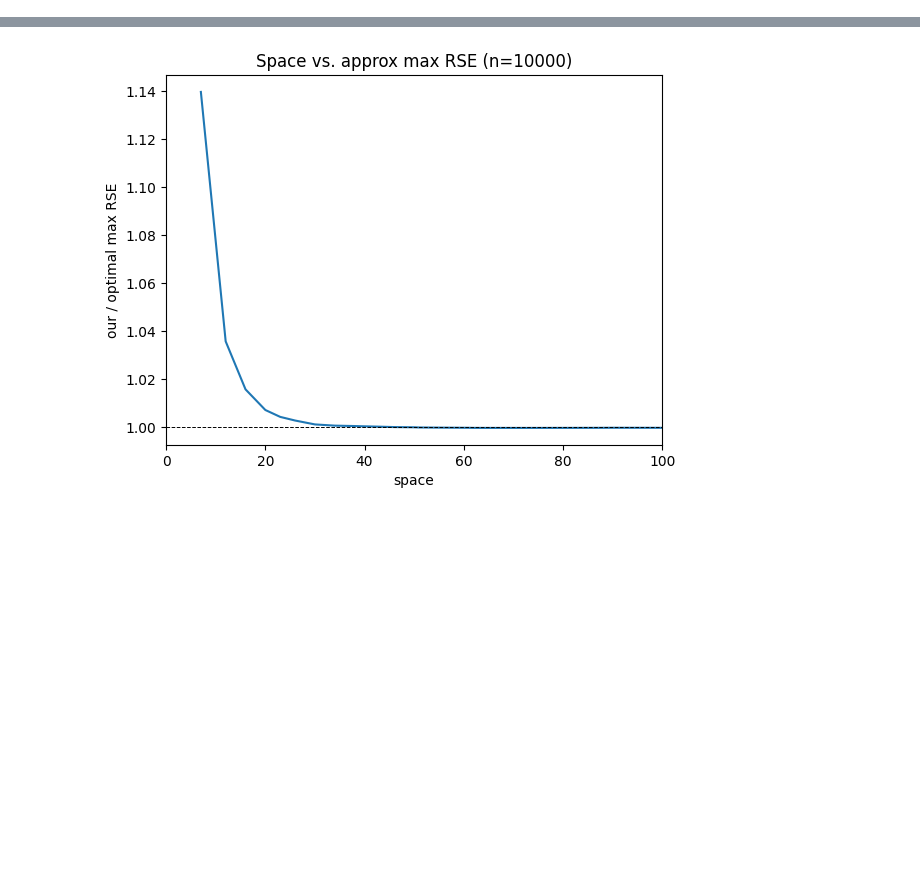
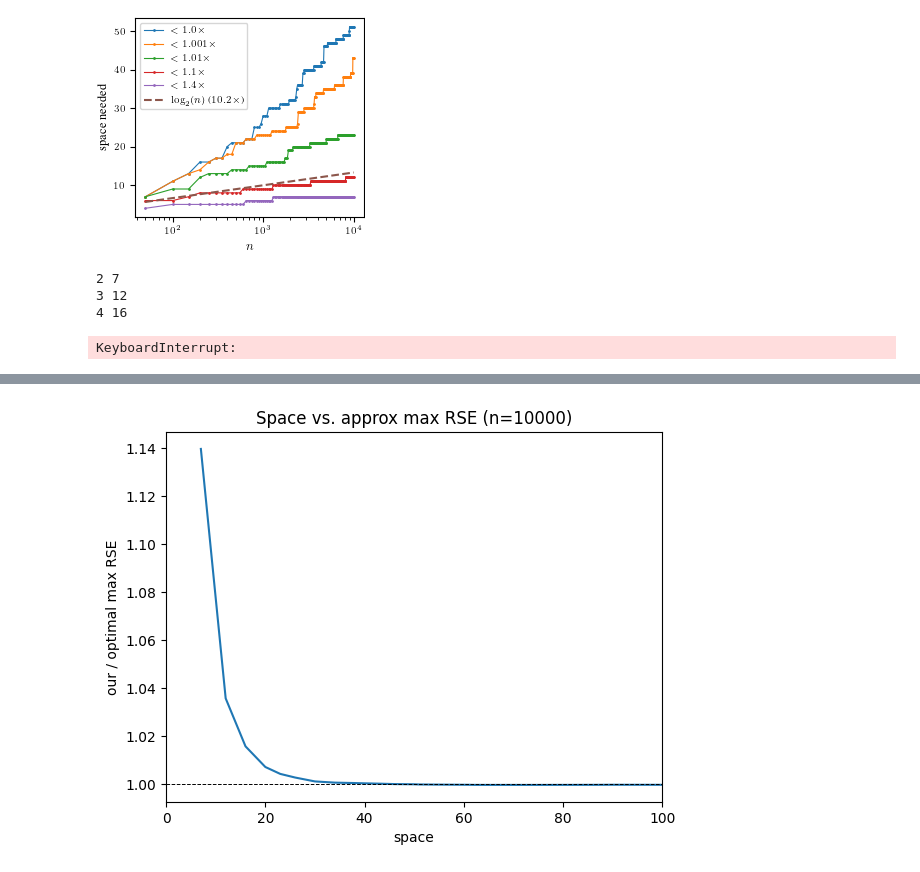
Before and after one commit to jodander/streaming-via-binning, a Jupyter notebook: performance.ipynb, the cells around one changed output, grey strips where cells are left out. Saved outputs shown, nothing was run; the diff lists cells and outputs as text; code cells hidden in the pictures; blank space fills up the shorter version.

```diff
--- a/performance.ipynb
+++ b/performance.ipynb
@@ -7,0 +95,45 @@ import efficient_bennett as eb
+# %%
+factors_to_plot = [1.0, 1.001, 1.01, 1.1, 1.4]
+plt.figure(figsize=(FIGSIZE[0] / 2, FIGSIZE[1]/1.4))
+# plt.title(f"Space needed for ${factor_off}$-approximation of MSE")
+for factor_off in df.columns:
+    plt.plot(df.index, df[factor_off], label=f'$<{factor_off}\\times$', ls='-', marker='.', ms=2, lw=0.8)
+plt.plot(df.index, np.log2(df.index), label='$\\log_2(n)$ ($10.2\\times$)', ls='--')
+plt.xlabel('$n$')
+plt.ylabel('space needed')
+plt.legend()
+plt.xscale('log')
+# plt.yscale('log')
+plt.savefig('plots/mse_n_vs_space_needed_for_approx_logscale_2x.pdf')
+plt.show()
+# %% [output]
+[figure, added]
+# %%
+N = 10000
+space_vec = []
+approx_vec = []
+
+ws = np.arange(2, 100, 1)
+df = pd.DataFrame(index=ws, columns=['space', 'approx'])
+
+# MSE approximation
+B = eb.bennett_matrix(N)
+baseline_mse = eb.get_mse(B, B)
+
+for w in ws:
+
+    c = 1 - 1 / w
+    L, R, space = eb.approx_bennett_mm(N, c=c, w=w, perform_extra_checks=True)
+    our_mse = eb.get_mse(L, R)
+
+    df.at[w, 'approx'] = our_mse / baseline_mse
+    df.at[w, 'space'] = space
+
+    print(w, space)
+
+df.to_csv(f'data/mse_space_vs_approx_n{N}.csv')
+# %% [output]
+2 7
+3 12
+4 16
+KeyboardInterrupt:
```
Also changed, not shown: parts of 17 cells of this notebook.
